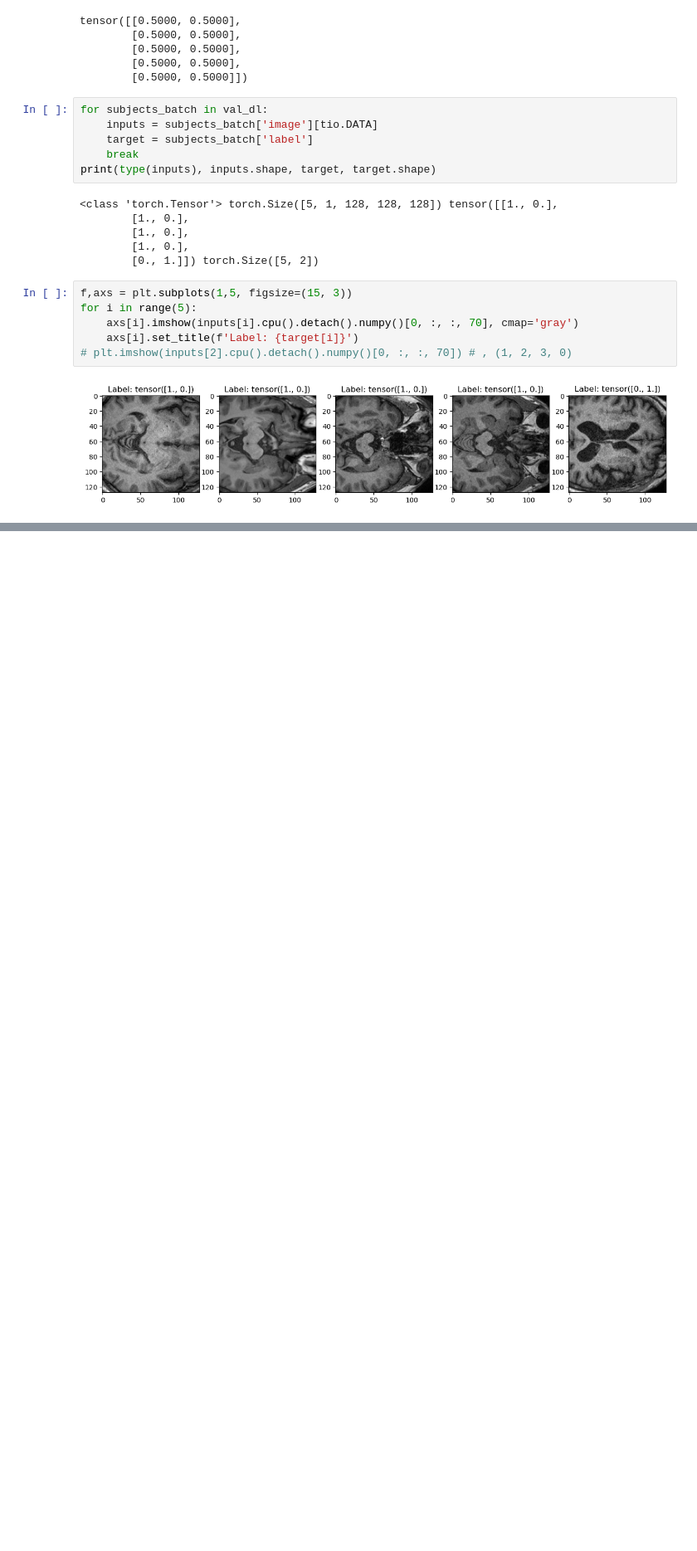
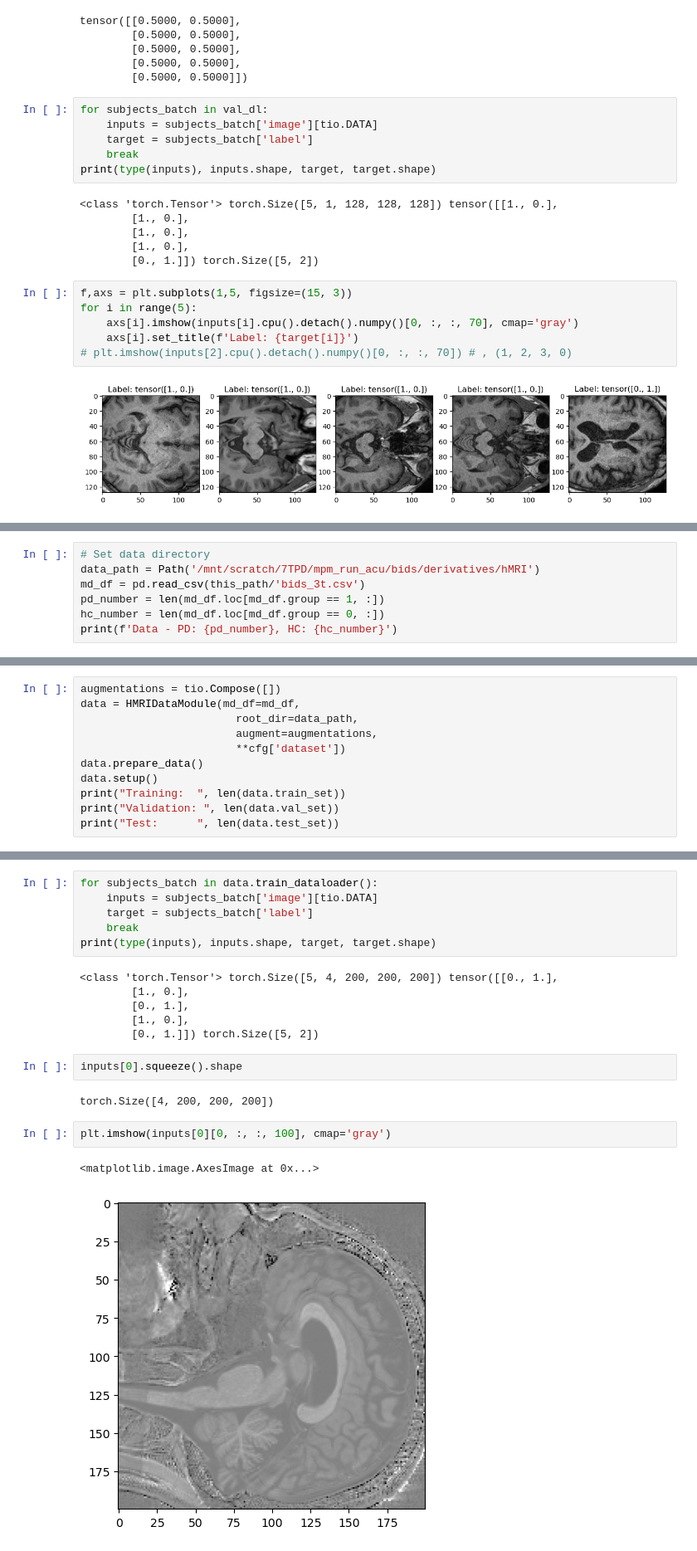
Before and after one commit to alexCortinaU/parkinson_classification, a Jupyter notebook: checking_val_acc.ipynb, the cells around one changed output, grey strips where cells are left out. Shown at 83% size. Saved outputs shown, nothing was run; the diff lists cells and outputs as text; blank space fills up the shorter version.

```diff
--- a/checking_val_acc.ipynb
+++ b/checking_val_acc.ipynb
@@ -379,0 +458,7 @@ for i in range(5):
+# %%
+# Set data directory
+data_path = Path('/mnt/scratch/7TPD/mpm_run_acu/bids/derivatives/hMRI')
+md_df = pd.read_csv(this_path/'bids_3t.csv')
+pd_number = len(md_df.loc[md_df.group == 1, :])
+hc_number = len(md_df.loc[md_df.group == 0, :])
+print(f'Data - PD: {pd_number}, HC: {hc_number}')
@@ -379,0 +467,11 @@ for i in range(5):
+# %%
+augmentations = tio.Compose([])
+data = HMRIDataModule(md_df=md_df,
+                        root_dir=data_path,
+                        augment=augmentations,
+                        **cfg['dataset'])
+data.prepare_data()
+data.setup()
+print("Training:  ", len(data.train_set))
+print("Validation: ", len(data.val_set))
+print("Test:      ", len(data.test_set))
@@ -379,0 +487,21 @@ for i in range(5):
+# %%
+for subjects_batch in data.train_dataloader():
+    inputs = subjects_batch['image'][tio.DATA]
+    target = subjects_batch['label']
+    break
+print(type(inputs), inputs.shape, target, target.shape)
+# %% [output]
+<class 'torch.Tensor'> torch.Size([5, 4, 200, 200, 200]) tensor([[0., 1.],
+        [1., 0.],
+        [0., 1.],
+        [1., 0.],
+        [0., 1.]]) torch.Size([5, 2])
+# %%
+inputs[0].squeeze().shape
+# %% [output]
+torch.Size([4, 200, 200, 200])
+# %%
+plt.imshow(inputs[0][0, :, :, 100], cmap='gray')
+# %% [output]
+<matplotlib.image.AxesImage at 0x...>
+[figure, added]
```
Also changed, not shown: parts of 20 cells of this notebook, 7 other files.
